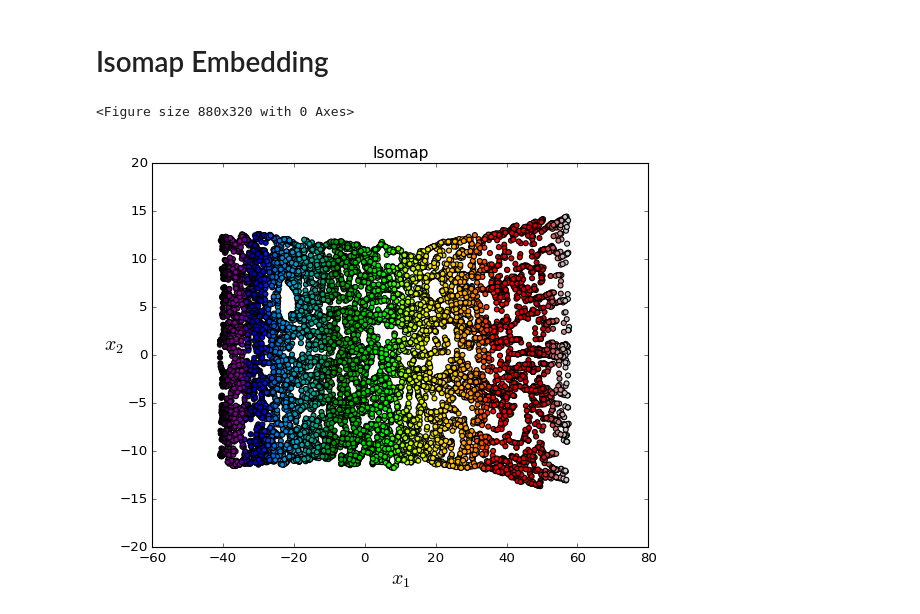
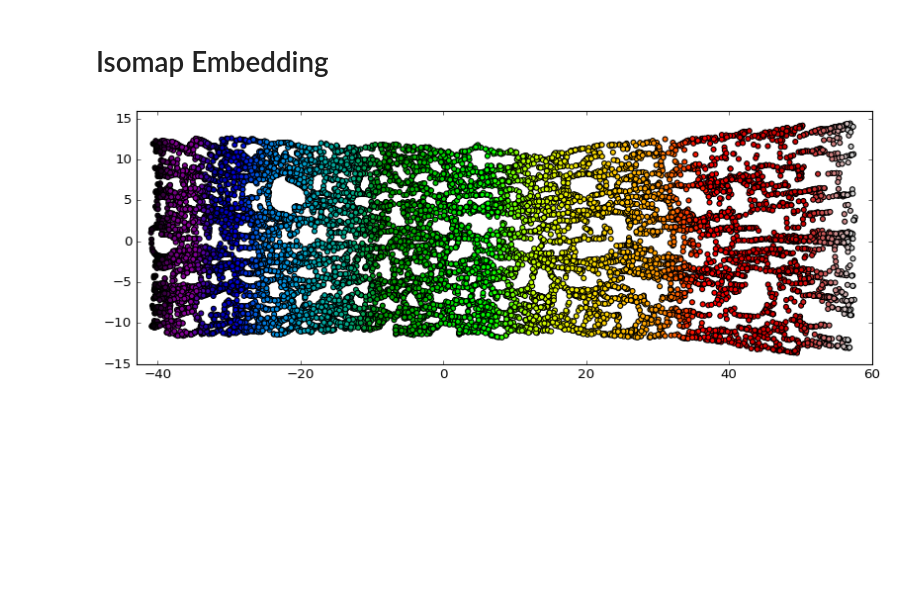
Before and after one commit to cedric-uden/Dimensionality-Reduction, a Jupyter notebook: notebooks/Swiss_Roll.ipynb, the cells around one changed output. Cells and saved outputs as stored; diff of their text form; code cells hidden in the pictures; blank space fills up the shorter version.

```diff
--- a/notebooks/Swiss_Roll.ipynb
+++ b/notebooks/Swiss_Roll.ipynb
@@ -46,18 +46,15 @@ from sklearn.manifold import Isomap
 
 isomap = Isomap(n_components=2)
 X_reduced_isomap = isomap.fit_transform(X)
-# %%
-plt.figure(figsize=(11,4))
-
-
-plt.figure(facecolor="white")
-plt.title("Isomap", fontsize=14)
-plt.scatter(X_reduced_isomap[:, 0], X_reduced_isomap[:, 1], c=t, cmap=swiss_roll_color)
-plt.xlabel("$x_1$", fontsize=18)
-plt.ylabel("$x_2$", fontsize=18, rotation=0)
-
-
-plt.show()
-# %% [output]
-<Figure size 880x320 with 0 Axes>
-[figure, removed]
+# %%
+fig = plt.figure(figsize=(12, 4))
+ax = fig.add_subplot(111)
+
+ax.set_facecolor("white")
+plt.scatter(X_reduced_isomap[:, 0], X_reduced_isomap[:, 1], c=t, cmap=swiss_roll_color)
+ax.axis([-43, 60, -15, 16])
+
+fig.set_facecolor("white")
+plt.show()
+# %% [output]
+[figure, added]
```
Also changed, not shown: parts of 1 cell of this notebook, 2 other files.
